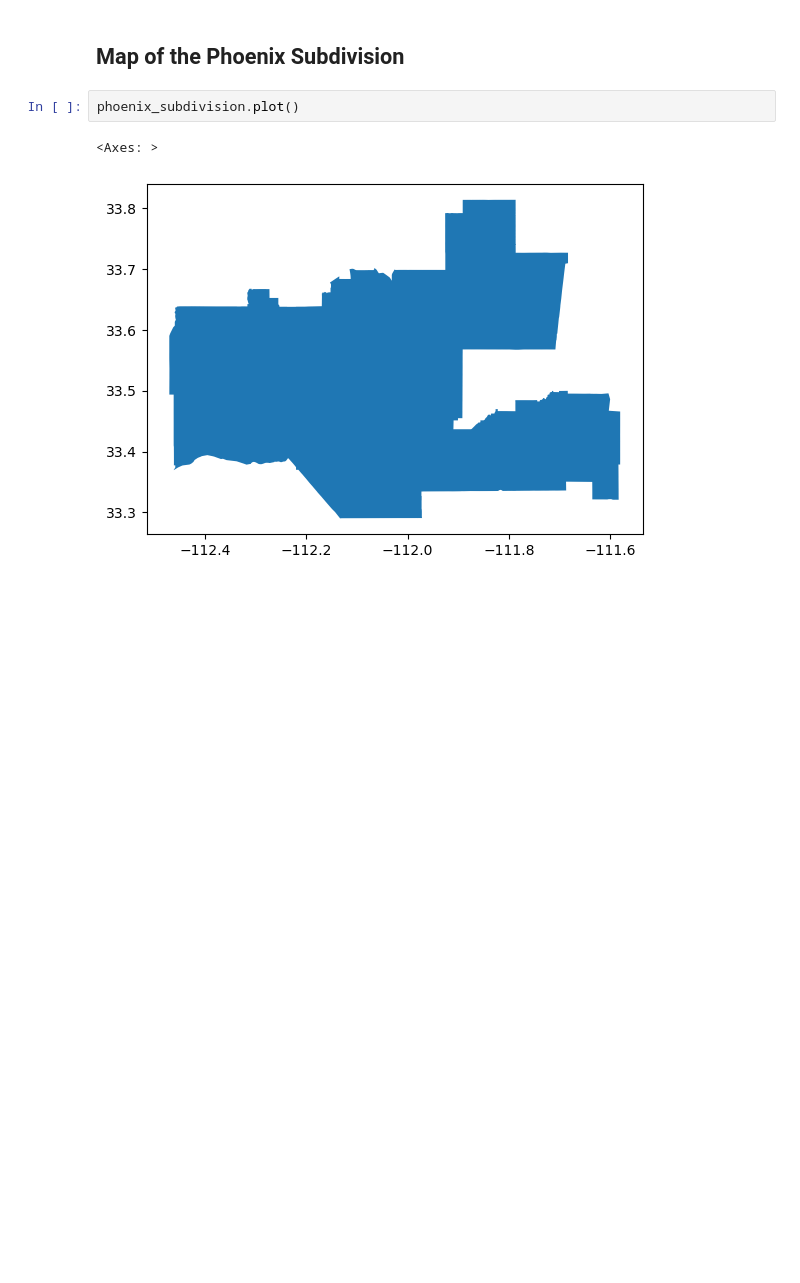
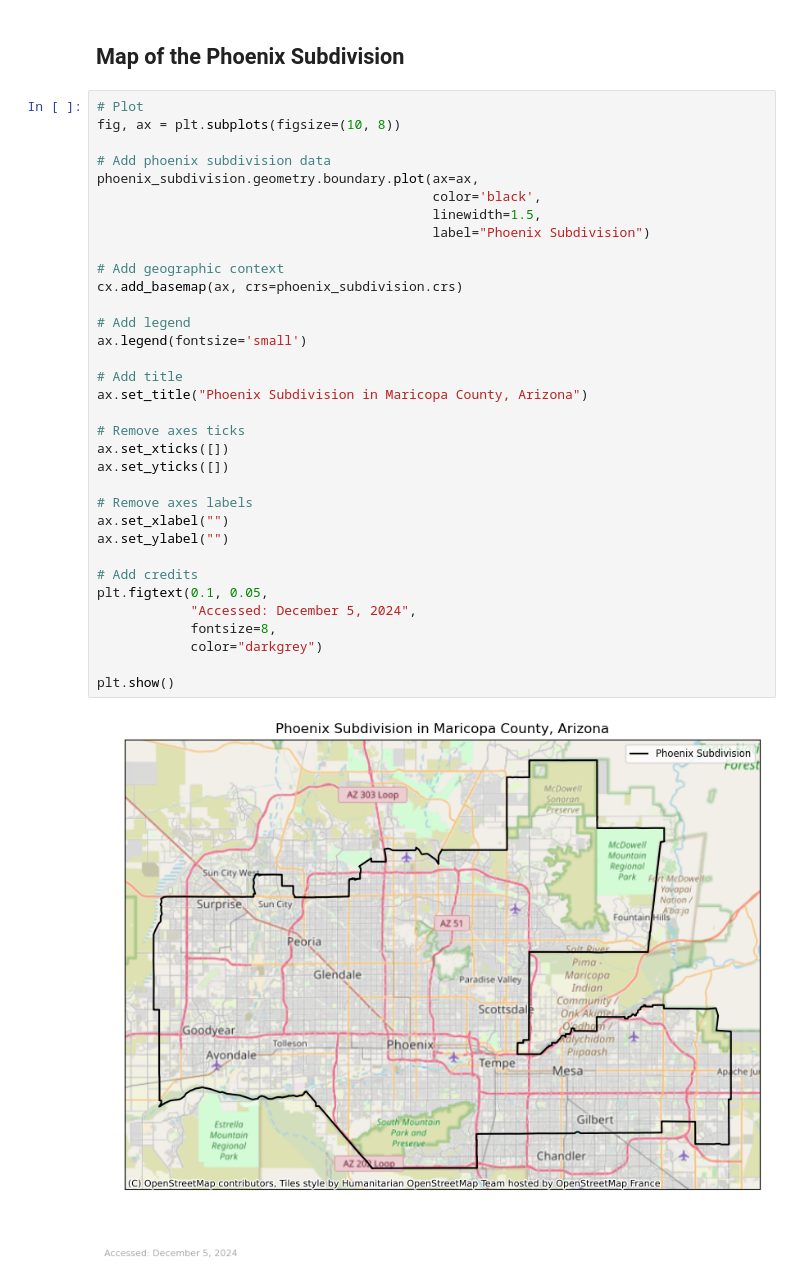
Before and after one commit to rfswick/EDS220-Final-Project, a Jupyter notebook: bii-changes-maricopa-county.ipynb, the cells around one changed output. Saved outputs shown, nothing was run; the diff lists cells and outputs as text; blank space fills up the shorter version.

Commit message:
Phoenix Subdivision Map

```diff
--- a/bii-changes-maricopa-county.ipynb
+++ b/bii-changes-maricopa-county.ipynb
@@ -273,7 +273,38 @@ print(bii_20.dims, bii_20.coords)
 # %% [markdown]
 ## Map of the Phoenix Subdivision
 # %%
-phoenix_subdivision.plot()
+# Plot
+fig, ax = plt.subplots(figsize=(10, 8))
+
+# Add phoenix subdivision data
+phoenix_subdivision.geometry.boundary.plot(ax=ax,
+                                           color='black',
+                                           linewidth=1.5,
+                                           label="Phoenix Subdivision")
+
+# Add geographic context
+cx.add_basemap(ax, crs=phoenix_subdivision.crs)
+
+# Add legend
+ax.legend(fontsize='small')
+
+# Add title
+ax.set_title("Phoenix Subdivision in Maricopa County, Arizona")
+
+# Remove axes ticks
+ax.set_xticks([])
+ax.set_yticks([])
+
+# Remove axes labels
+ax.set_xlabel("")
+ax.set_ylabel("")
+
+# Add credits
+plt.figtext(0.1, 0.05,
+            "Accessed: December 5, 2024",
+            fontsize=8,
+            color="darkgrey")
+
+plt.show()
 # %% [output]
-<Axes: >
-[figure, old version]
+[figure, new version]
```
Also changed, not shown: parts of 1 cell of this notebook.
